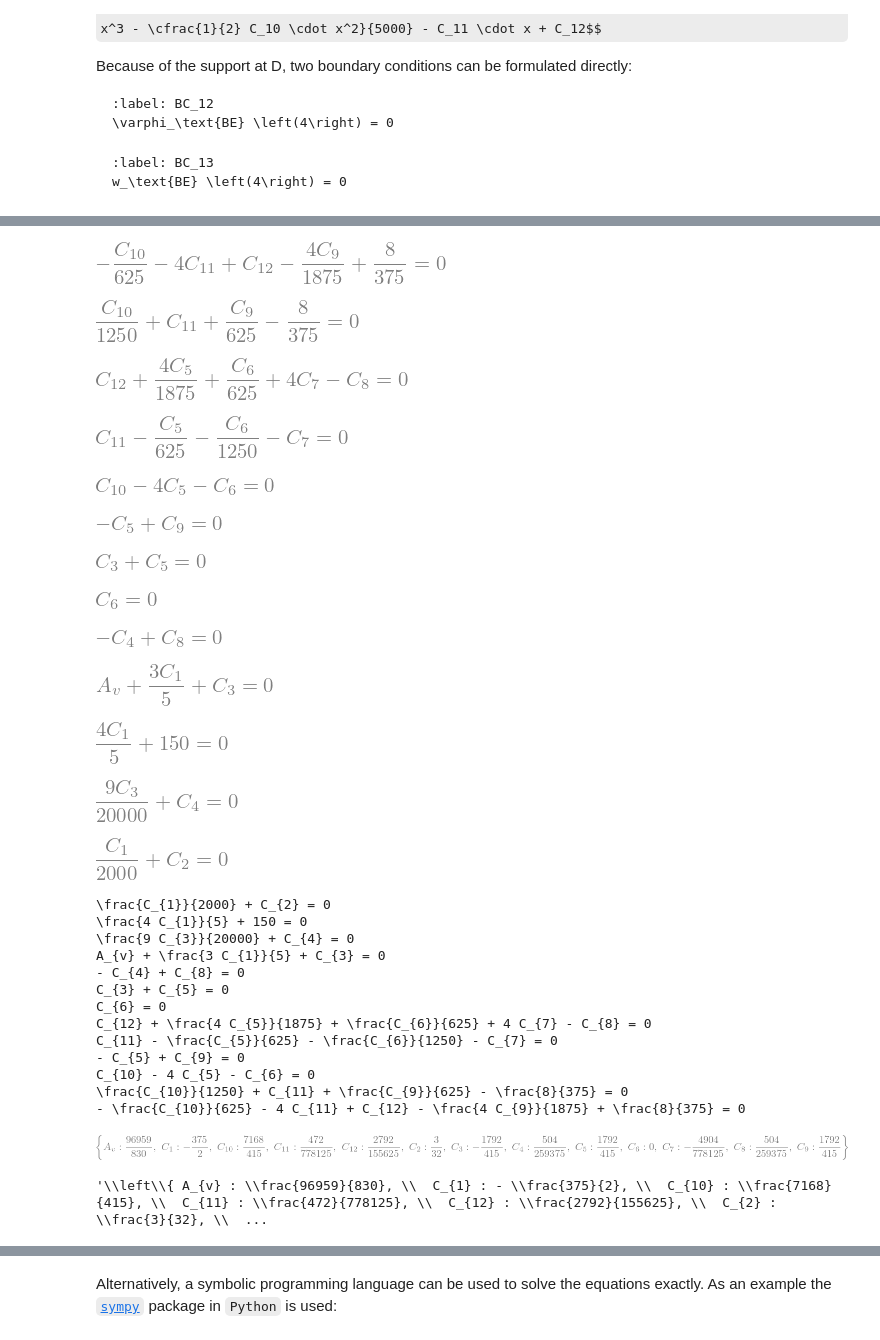
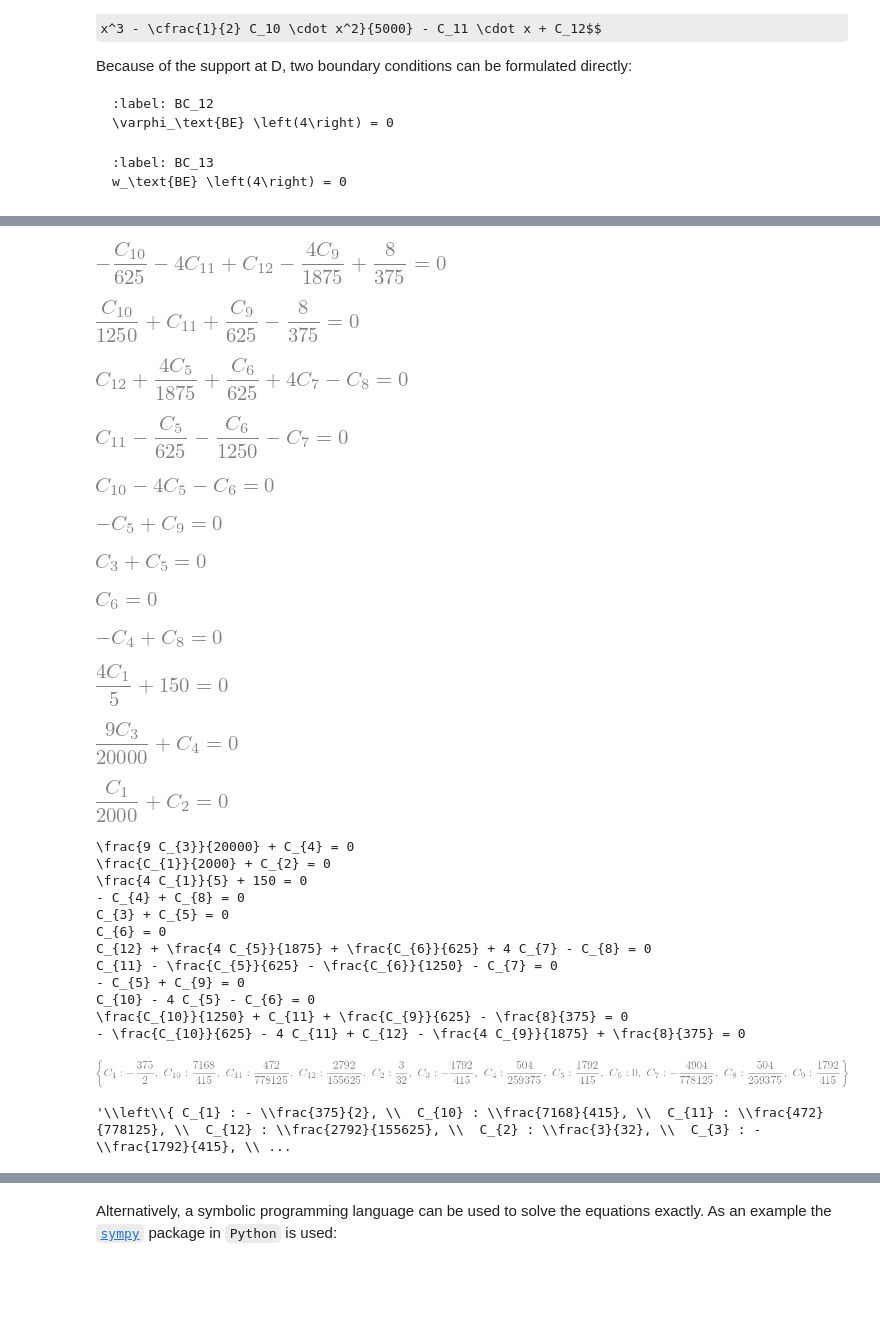
Before and after one commit to TeachBooks/bridging_mechanics, a Jupyter notebook: book/week_2/session_1/intro.ipynb, the cells around one changed output, grey strips where cells are left out. Saved outputs shown, nothing was run; the diff lists cells and outputs as text; code cells hidden in the pictures; some formulas as TeX source; blank space fills up the shorter version.

```diff
--- a/book/week_2/session_1/intro.ipynb
+++ b/book/week_2/session_1/intro.ipynb
@@ -307,7 +294,6 @@ C_1, C_2 = sym.symbols('C_1 C_2')
 C_3, C_4 = sym.symbols('C_3 C_4')
 C_5, C_6, C_7, C_8 = sym.symbols('C_5 C_6 C_7 C_8')
 C_9, C_10, C_11, C_12 = sym.symbols('C_9 C_10 C_11 C_12')
-A_v = sym.symbols('A_v')
 
 N_AC = -sym.integrate(q_AC, x) + C_1
 eps_AC = N_AC/EA
@@ -338,13 +324,11 @@ eq6 = sym.Eq(V_EB.subs(x,0) - V_DE.subs(x,4),0)
 eq7 = sym.Eq(V_DE.subs(x,0) + N_AD.subs(x,0),0)
 eq8 = sym.Eq(M_DE.subs(x,0),0)
 eq9 = sym.Eq(w_DE.subs(x,0)-u_AD.subs(x,0),0)
-eq10 = sym.Eq(N_AD.subs(x,9) + A_v + N_AC.subs(x,0)/5*3,0)
-eq11 = sym.Eq(F + N_AC.subs(x,0)/5*4,0)
-eq12 = sym.Eq(u_AD.subs(x,9),0)
-eq13 = sym.Eq(u_AC.subs(x,10),0)
+eq10 = sym.Eq(F + N_AC.subs(x,0)/5*4,0)
+eq11 = sym.Eq(u_AD.subs(x,9),0)
+eq12 = sym.Eq(u_AC.subs(x,10),0)
 
-display(eq1,eq2,eq3,eq4,eq5,eq6,eq7,eq8,eq9,eq10,eq11,eq12,eq13)
-print(sym.latex(eq13))
+display(eq1,eq2,eq3,eq4,eq5,eq6,eq7,eq8,eq9,eq10,eq11,eq12)
 print(sym.latex(eq11))
 print(sym.latex(eq12))
 print(sym.latex(eq10))
@@ -367,14 +351,12 @@ print(sym.latex(eq1))
 [figure]
 [figure]
 [figure]
-[figure, old version]
+[figure, new version]
-[figure, old version]
+[figure, new version]
-[figure, old version]
+[figure, new version]
-[figure, removed]
+\frac{9 C_{3}}{20000} + C_{4} = 0
 \frac{C_{1}}{2000} + C_{2} = 0
 \frac{4 C_{1}}{5} + 150 = 0
-\frac{9 C_{3}}{20000} + C_{4} = 0
-A_{v} + \frac{3 C_{1}}{5} + C_{3} = 0
 - C_{4} + C_{8} = 0
 C_{3} + C_{5} = 0
 C_{6} = 0
@@ -385,12 +367,12 @@ C_{10} - 4 C_{5} - C_{6} = 0
 \frac{C_{10}}{1250} + C_{11} + \frac{C_{9}}{625} - \frac{8}{375} = 0
 - \frac{C_{10}}{625} - 4 C_{11} + C_{12} - \frac{4 C_{9}}{1875} + \frac{8}{375} = 0
 # %%
-sol = sym.solve([eq1,eq2,eq3,eq4,eq5,eq6,eq7,eq8,eq9,eq10,eq11,eq12,eq13],(C_1,C_2,C_3,C_4,C_5,C_6,C_7,C_8,C_9,C_10,C_11,C_12,A_v))
+sol = sym.solve([eq1,eq2,eq3,eq4,eq5,eq6,eq7,eq8,eq9,eq10,eq11,eq12],(C_1,C_2,C_3,C_4,C_5,C_6,C_7,C_8,C_9,C_10,C_11,C_12))
 display(sol)
 sym.latex(sol)
 # %% [output]
-[figure, old version]
+[figure, new version]
-'\\left\\{ A_{v} : \\frac{96959}{830}, \\  C_{1} : - \\frac{375}{2}, \\  C_{10} : \\frac{7168}{415}, \\  C_{11} : \\frac{472}{778125}, \\  C_{12} : \\frac{2792}{155625}, \\  C_{2} : \\frac{3}{32}, \\  ...
+'\\left\\{ C_{1} : - \\frac{375}{2}, \\  C_{10} : \\frac{7168}{415}, \\  C_{11} : \\frac{472}{778125}, \\  C_{12} : \\frac{2792}{155625}, \\  C_{2} : \\frac{3}{32}, \\  C_{3} : - \\frac{1792}{415}, \\ ...
 # %%
 M_numpy = sym.lambdify(x, M_EB.subs(sol))
 x_numpy = np.linspace(0,4,100)
```
Also changed, not shown: parts of 6 cells of this notebook.
